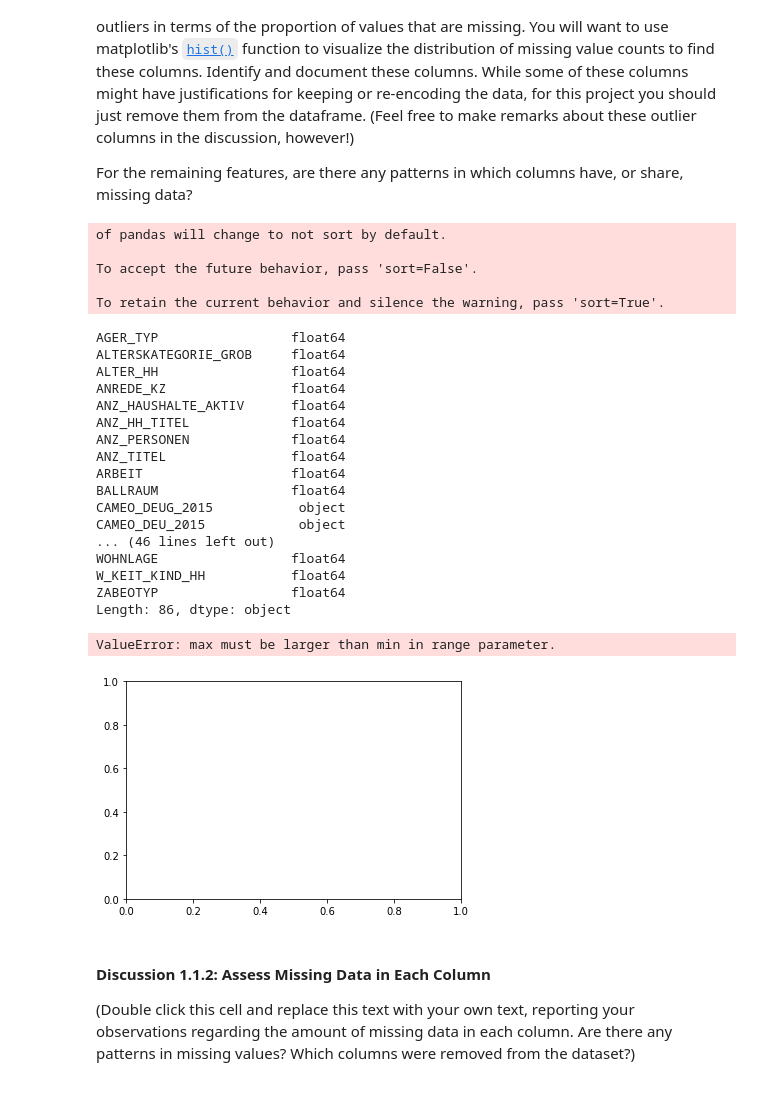
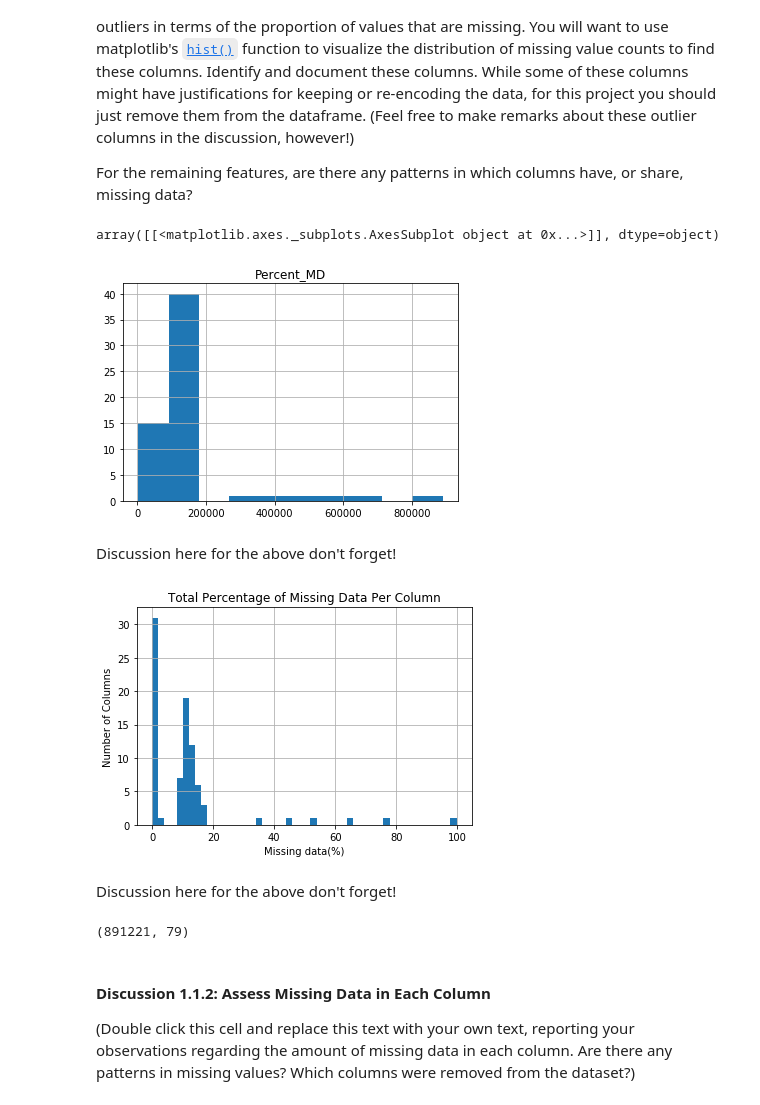
Before and after one commit to sjohnp2112/Identify-Custemer-Segments, a Jupyter notebook: Identify_Customer_Segments_sphelps.ipynb, the cells around one changed output. Cells and saved outputs as stored; diff of their text form; code cells hidden in the pictures.

```diff
--- a/Identify_Customer_Segments_sphelps.ipynb
+++ b/Identify_Customer_Segments_sphelps.ipynb
@@ -197,69 +197,54 @@ For the remaining features, are there any patterns in which columns have, or sha
 
 # testing with a copy df
 azdias_clean = azdias
-
-#store the column numbers
 col_total = azdias_clean.isnull().sum()
 
 
 col_total_df = pd.DataFrame(col_total, columns=['Missing_Data'])
-md_per_column_df = pd.DataFrame(col_total, columns=['Percent_MD'])
+md_per_col_df = pd.DataFrame(col_total, columns=['Percent_MD'])
 
-# # ignore values < 1, get percentage of missing ['Percent_MD']
-md_per_column_df = col_total_df.loc[col_total_df['Missing_Data'] > 0]
+# ignore values < 1, get percentage of missing ['Percent_MD']
+md_per_col_df['Percent_MD'] = col_total_df.loc[col_total_df['Missing_Data'] > 0]
 
-
-md_per_column_df = md_per_column_df / len(azdias_clean) * 100
-md_per_column_df['Percent_MD'] = md_per_column_df['Missing_Data']
-
-md_per_column_df = md_per_column_df.drop(columns=['Missing_Data'])
-# # convert to percent
-
-# md_per_column_df.query('Percent_MD > 20')
-# md_per_column_df = md_per_column_df.apply(pd.to_numeric, errors='coerce')
-azdias_clean.dtypes
-
-azdias_clean2 = pd.concat([azdias_clean, md_per_column_df])
-
-azdias_clean2.dtypes
-
-# azdias_clean2.query('Percent_MD > 20')
-#
+# convert to percent
+md_per_col = col_total / len(azdias_clean) * 100
+md_per_col_df.sort_values(by=['Percent_MD'], ascending=True)
+md_per_col_df.hist()
+# plt.show()
+# print(md_per_col_df)
 # %% [output]
-of pandas will change to not sort by default.
-
-To accept the future behavior, pass 'sort=False'.
-
-To retain the current behavior and silence the warning, pass 'sort=True'.
+array([[<matplotlib.axes._subplots.AxesSubplot object at 0x...>]], dtype=object)
-AGER_TYP                 float64
-ALTERSKATEGORIE_GROB     float64
-ALTER_HH                 float64
-ANREDE_KZ                float64
-ANZ_HAUSHALTE_AKTIV      float64
-ANZ_HH_TITEL             float64
-ANZ_PERSONEN             float64
-ANZ_TITEL                float64
-ARBEIT                   float64
-BALLRAUM                 float64
-CAMEO_DEUG_2015           object
-CAMEO_DEU_2015            object
-... (46 lines left out)
-WOHNLAGE                 float64
-W_KEIT_KIND_HH           float64
-ZABEOTYP                 float64
-Length: 86, dtype: object
+[figure, added]
+# %% [markdown]
+Discussion here for the above don't forget!
 # %%
 # Investigate patterns in the amount of missing data in each column.
 
-plt.hist(azdias_clean2['Percent_MD'], bins=50)
+plt.hist(md_per_col, bins=50)
 plt.title('Total Percentage of Missing Data Per Column')
 plt.xlabel('Missing data(%)')
 plt.ylabel('Number of Columns')
 plt.grid(True)
 plt.show()
 # %% [output]
-ValueError: max must be larger than min in range parameter.
-[figure, old version]
+[figure, new version]
+# %% [markdown]
+Discussion here for the above don't forget!
+# %%
+# Remove the outlier columns from the dataset. (You'll perform other data
+# engineering tasks such as re-encoding and imputation later.)
+
+# find the outlier columns
+md_outliers = md_per_col_df.query('Percent_MD > 20')
+# print(md_outliers)
+
+azdias_cleaned_df = pd.DataFrame(azdias_clean)
+
+# drop the outliers
+azdias_cleaned_df = azdias_clean.drop(columns=['AGER_TYP', 'GEBURTSJAHR', 'TITEL_KZ', 'ALTER_HH', 'KK_KUNDENTYP', 'KBA05_BAUMAX'])
+azdias_cleaned_df.shape
+# %% [output]
+(891221, 79)
 # %% [markdown]
 #### Discussion 1.1.2: Assess Missing Data in Each Column
 
```
Also changed, not shown: parts of 3 cells of this notebook.
